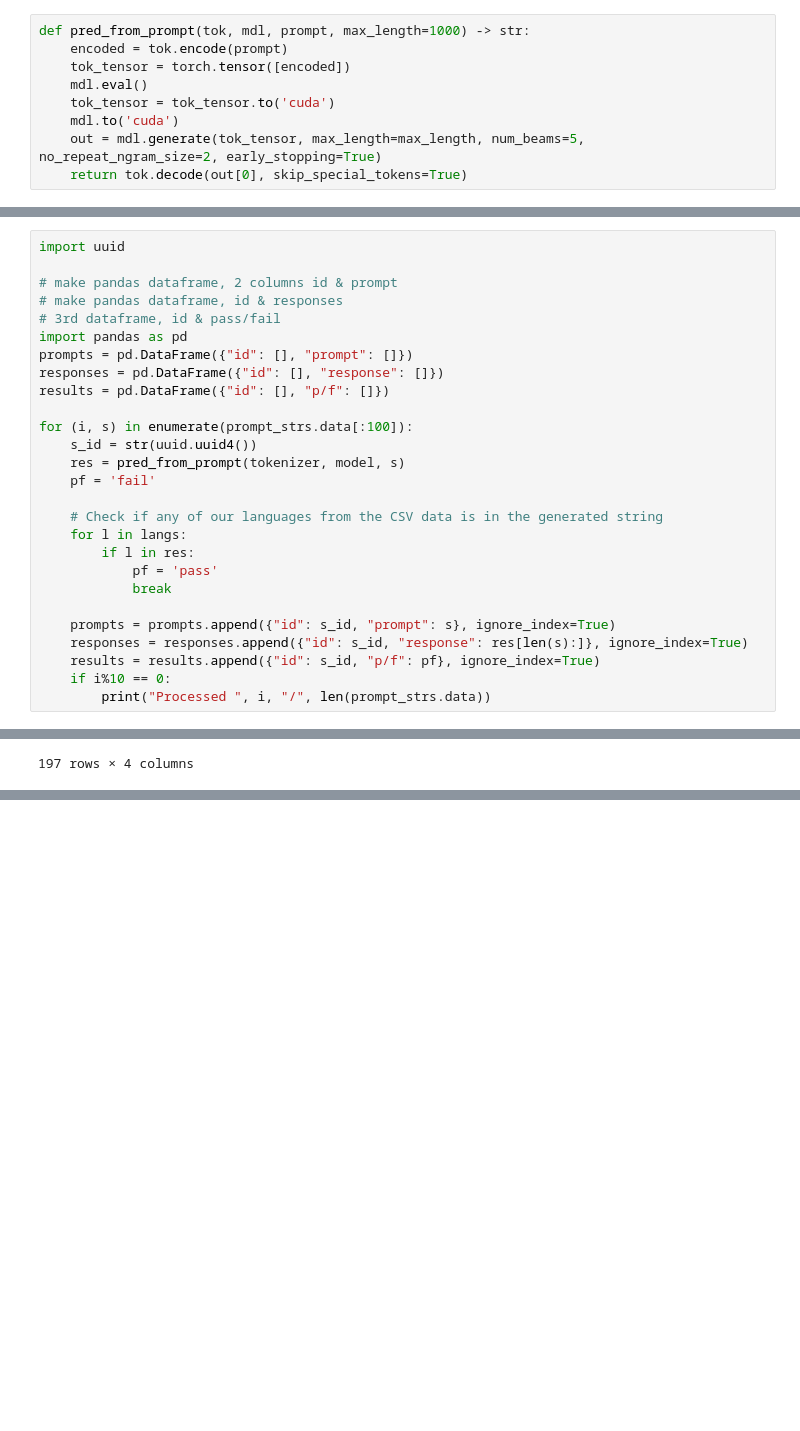
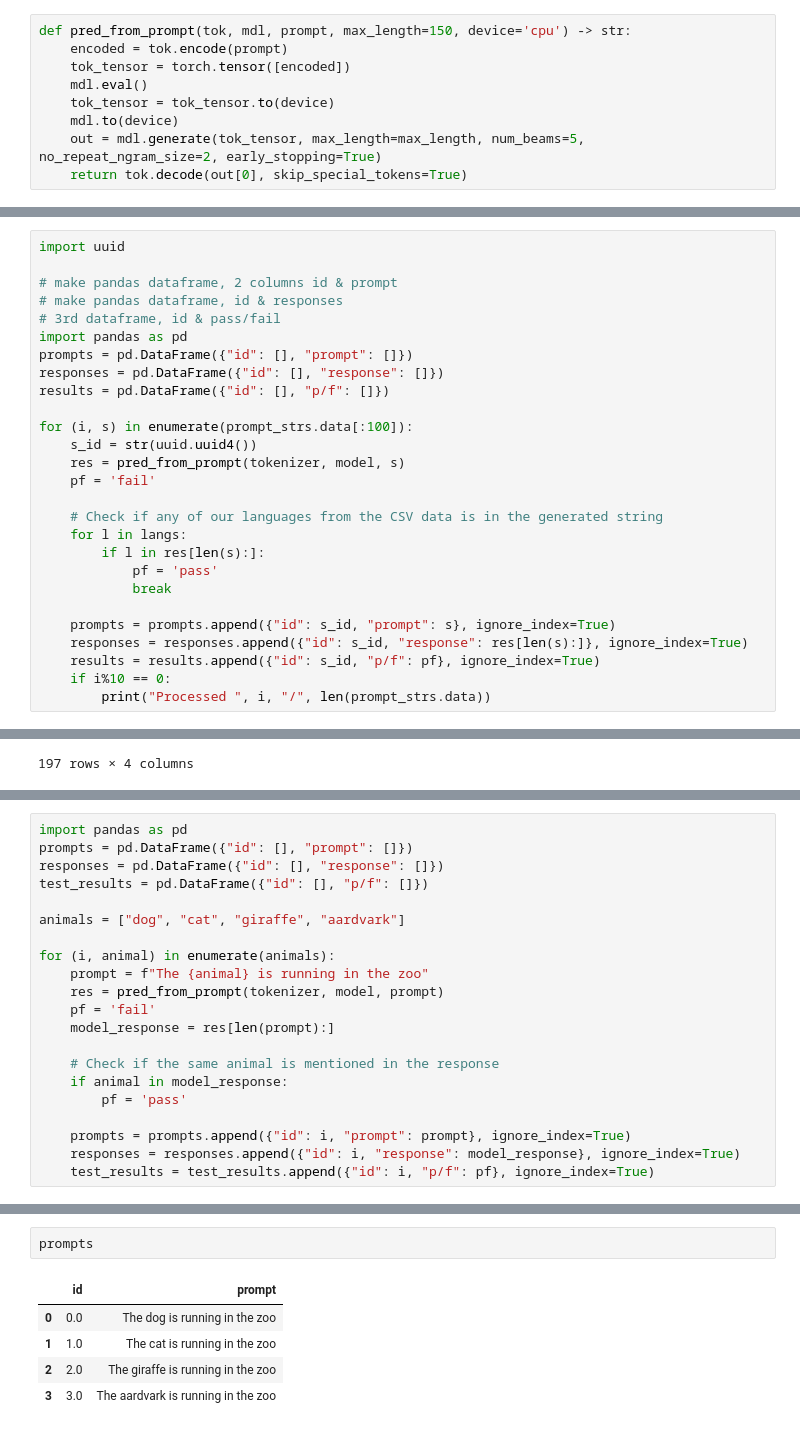
Before and after one commit to Nking92/checklist, a Jupyter notebook: notebooks/Nick.ipynb, the cells around one changed output, grey strips where cells are left out. Drawn from its saved outputs; the diff is of its cells as text; blank space fills up the shorter version.

Commit message:
Example MFT using Checklist, generative model

```diff
--- a/notebooks/Nick.ipynb
+++ b/notebooks/Nick.ipynb
@@ -161,12 +164,12 @@ predict_next_word(tokenizer, model, "Once you’re able to perform these tasks,"
 # %% [output]
 ' you'
 # %%
-def pred_from_prompt(tok, mdl, prompt, max_length=1000) -> str:
+def pred_from_prompt(tok, mdl, prompt, max_length=150, device='cpu') -> str:
     encoded = tok.encode(prompt)
     tok_tensor = torch.tensor([encoded])
     mdl.eval()
-    tok_tensor = tok_tensor.to('cuda')
-    mdl.to('cuda')
+    tok_tensor = tok_tensor.to(device)
+    mdl.to(device)
     out = mdl.generate(tok_tensor, max_length=max_length, num_beams=5, no_repeat_ngram_size=2, early_stopping=True)
     return tok.decode(out[0], skip_special_tokens=True)
 # %%
@@ -243,7 +246,7 @@ for (i, s) in enumerate(prompt_strs.data[:100]):
 
     # Check if any of our languages from the CSV data is in the generated string
     for l in langs:
-        if l in res:
+        if l in res[len(s):]:
             pf = 'pass'
             break
 
@@ -308,0 +319,21 @@ merged.loc[merged['p/f'] == 'fail']
+# %%
+import pandas as pd
+prompts = pd.DataFrame({"id": [], "prompt": []})
+responses = pd.DataFrame({"id": [], "response": []})
+test_results = pd.DataFrame({"id": [], "p/f": []})
+
+animals = ["dog", "cat", "giraffe", "aardvark"]
+
+for (i, animal) in enumerate(animals):
+    prompt = f"The {animal} is running in the zoo"
+    res = pred_from_prompt(tokenizer, model, prompt)
+    pf = 'fail'
+    model_response = res[len(prompt):]
+
+    # Check if the same animal is mentioned in the response
+    if animal in model_response:
+        pf = 'pass'
+
+    prompts = prompts.append({"id": i, "prompt": prompt}, ignore_index=True)
+    responses = responses.append({"id": i, "response": model_response}, ignore_index=True)
+    test_results = test_results.append({"id": i, "p/f": pf}, ignore_index=True)
@@ -308,0 +348,8 @@ merged.loc[merged['p/f'] == 'fail']
+# %%
+prompts
+# %% [output]
+|  | id | prompt |
+| 0 | 0.0 | The dog is running in the zoo |
+| 1 | 1.0 | The cat is running in the zoo |
+| 2 | 2.0 | The giraffe is running in the zoo |
+| 3 | 3.0 | The aardvark is running in the zoo |
```
Also changed, not shown: parts of 10 cells of this notebook, 1 other file.
